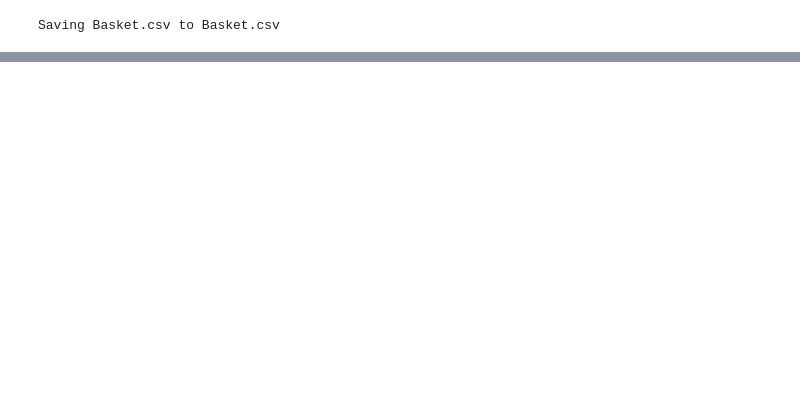
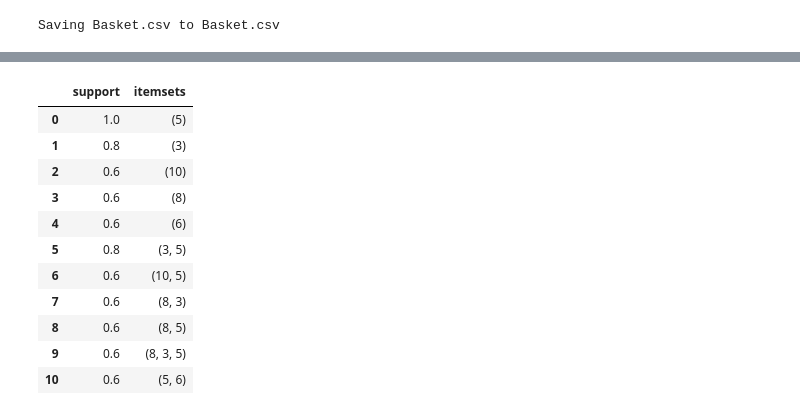
Before and after one commit to DE-Karpov/Association-rules, a Jupyter notebook: comaru.ipynb, the cells around one changed output, grey strips where cells are left out. Saved outputs shown, nothing was run; the diff lists cells and outputs as text; code cells hidden in the pictures; blank space fills up the shorter version.

```diff
--- a/comaru.ipynb
+++ b/comaru.ipynb
@@ -188,0 +217,15 @@ def getCommonRules(leftRules, rightRules):
+# %%
+fpgrowth(df, min_support=0.6)
+# %% [output]
+|  | support | itemsets |
+| 0 | 1.0 | (5) |
+| 1 | 0.8 | (3) |
+| 2 | 0.6 | (10) |
+| 3 | 0.6 | (8) |
+| 4 | 0.6 | (6) |
+| 5 | 0.8 | (3, 5) |
+| 6 | 0.6 | (10, 5) |
+| 7 | 0.6 | (8, 3) |
+| 8 | 0.6 | (8, 5) |
+| 9 | 0.6 | (8, 3, 5) |
+| 10 | 0.6 | (5, 6) |
```
Also changed, not shown: parts of 7 cells of this notebook.
